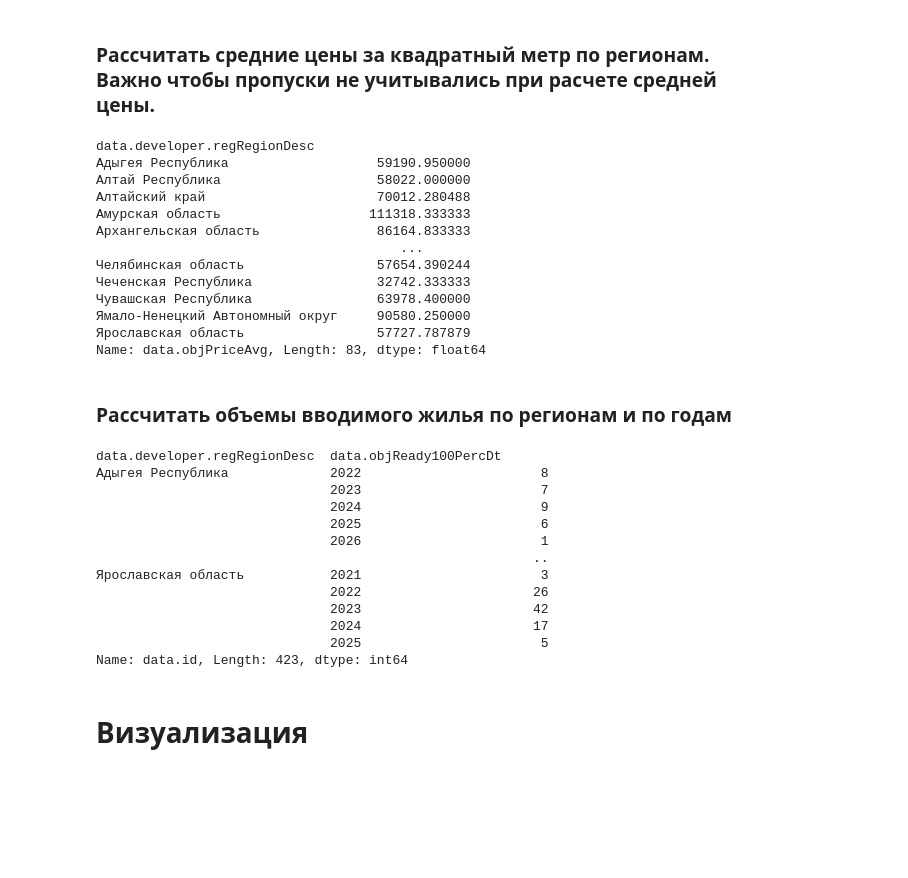
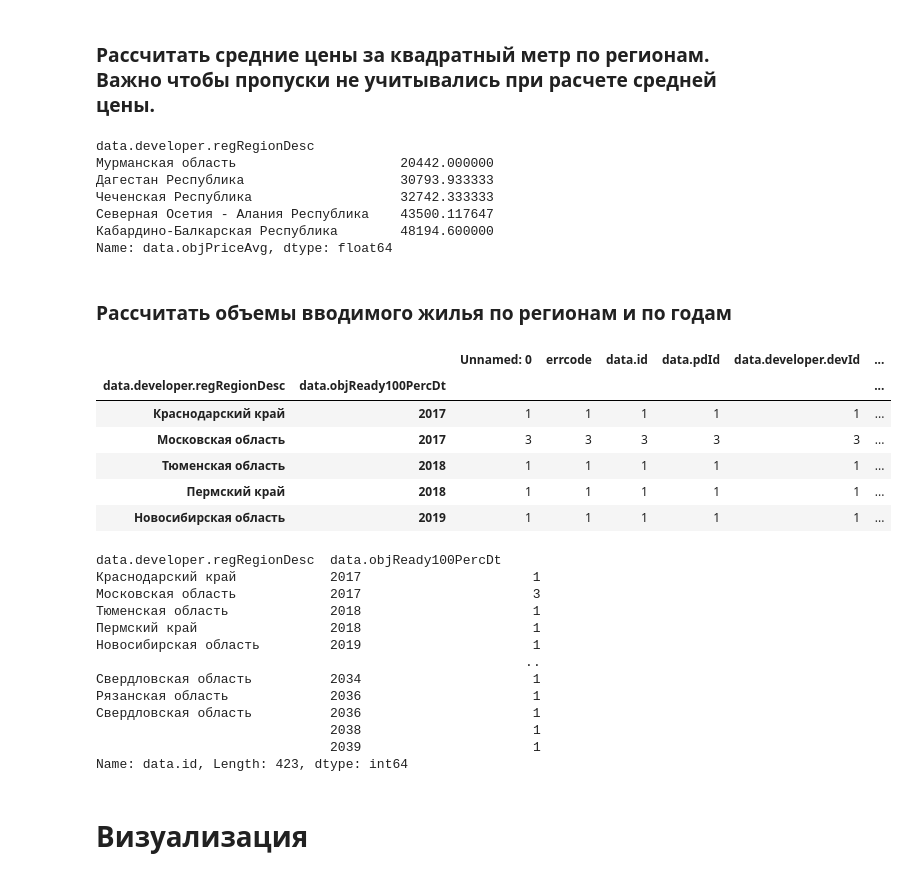
Before and after one commit to SunriseD232/DS_course, a Jupyter notebook: Task2_dmrf.ipynb, the cells around one changed output. Cells and saved outputs as stored; diff of their text form; code cells hidden in the pictures; blank space fills up the shorter version.

```diff
--- a/Task2_dmrf.ipynb
+++ b/Task2_dmrf.ipynb
@@ -104,23 +104,17 @@ df.dropna(axis=0,inplace=True, how='all')
 ### Рассчитать средние цены за квадратный метр по регионам. Важно чтобы пропуски не учитывались при расчете средней цены.
 # %%
 avg_price_region_nv = df.groupby('data.developer.regRegionDesc').mean()
+avg_price_region_nv = avg_price_region_nv.sort_values(by='data.objPriceAvg')
+avg_price_region = avg_price_region_nv['data.objPriceAvg']
+avg_price_region.head(5)
+# %% [output]
+data.developer.regRegionDesc
+Мурманская область                     20442.000000
+Дагестан Республика                    30793.933333
+Чеченская Республика                   32742.333333
+Северная Осетия - Алания Республика    43500.117647
+Кабардино-Балкарская Республика        48194.600000
+Name: data.objPriceAvg, dtype: float64
-# %%
-avg_price_region = avg_price_region_nv['data.objPriceAvg']
-avg_price_region
-# %% [output]
-data.developer.regRegionDesc
-Адыгея Республика                   59190.950000
-Алтай Республика                    58022.000000
-Алтайский край                      70012.280488
-Амурская область                   111318.333333
-Архангельская область               86164.833333
-                                       ...
-Челябинская область                 57654.390244
-Чеченская Республика                32742.333333
-Чувашская Республика                63978.400000
-Ямало-Ненецкий Автономный округ     90580.250000
-Ярославская область                 57727.787879
-Name: data.objPriceAvg, Length: 83, dtype: float64
 # %% [markdown]
 ### Рассчитать объемы вводимого жилья по регионам и по годам
 # %%
@@ -136,22 +130,32 @@ for i in date_data:
     data_prepare = data_prepare.replace(i,i[:4:])
 # %%
 count_data = data_prepare.groupby(['data.developer.regRegionDesc','data.objReady100PercDt']).count()
+count_data = count_data.sort_values(by='data.objReady100PercDt')
+count_data.head(5)
+# %% [output]
+|  |  | Unnamed: 0 | errcode | data.id | data.pdId | data.developer.devId | ... |
+| data.developer.regRegionDesc | data.objReady100PercDt |  |  |  |  |  | ... |
+| Краснодарский край | 2017 | 1 | 1 | 1 | 1 | 1 | ... |
+| Московская область | 2017 | 3 | 3 | 3 | 3 | 3 | ... |
+| Тюменская область | 2018 | 1 | 1 | 1 | 1 | 1 | ... |
+| Пермский край | 2018 | 1 | 1 | 1 | 1 | 1 | ... |
+| Новосибирская область | 2019 | 1 | 1 | 1 | 1 | 1 | ... |
 # %%
 count_build_data = count_data['data.id']
 count_build_data
 # %% [output]
 data.developer.regRegionDesc  data.objReady100PercDt
-Адыгея Республика             2022                       8
-                              2023                       7
-                              2024                       9
-                              2025                       6
-                              2026                       1
-                                                        ..
-Ярославская область           2021                       3
-                              2022                      26
-                              2023                      42
-                              2024                      17
-                              2025                       5
+Краснодарский край            2017                      1
+Московская область            2017                      3
+Тюменская область             2018                      1
+Пермский край                 2018                      1
+Новосибирская область         2019                      1
+                                                       ..
+Свердловская область          2034                      1
+Рязанская область             2036                      1
+Свердловская область          2036                      1
+                              2038                      1
+                              2039                      1
 Name: data.id, Length: 423, dtype: int64
 # %% [markdown]
 # Визуализация
```
Also changed, not shown: parts of 3 cells of this notebook.
